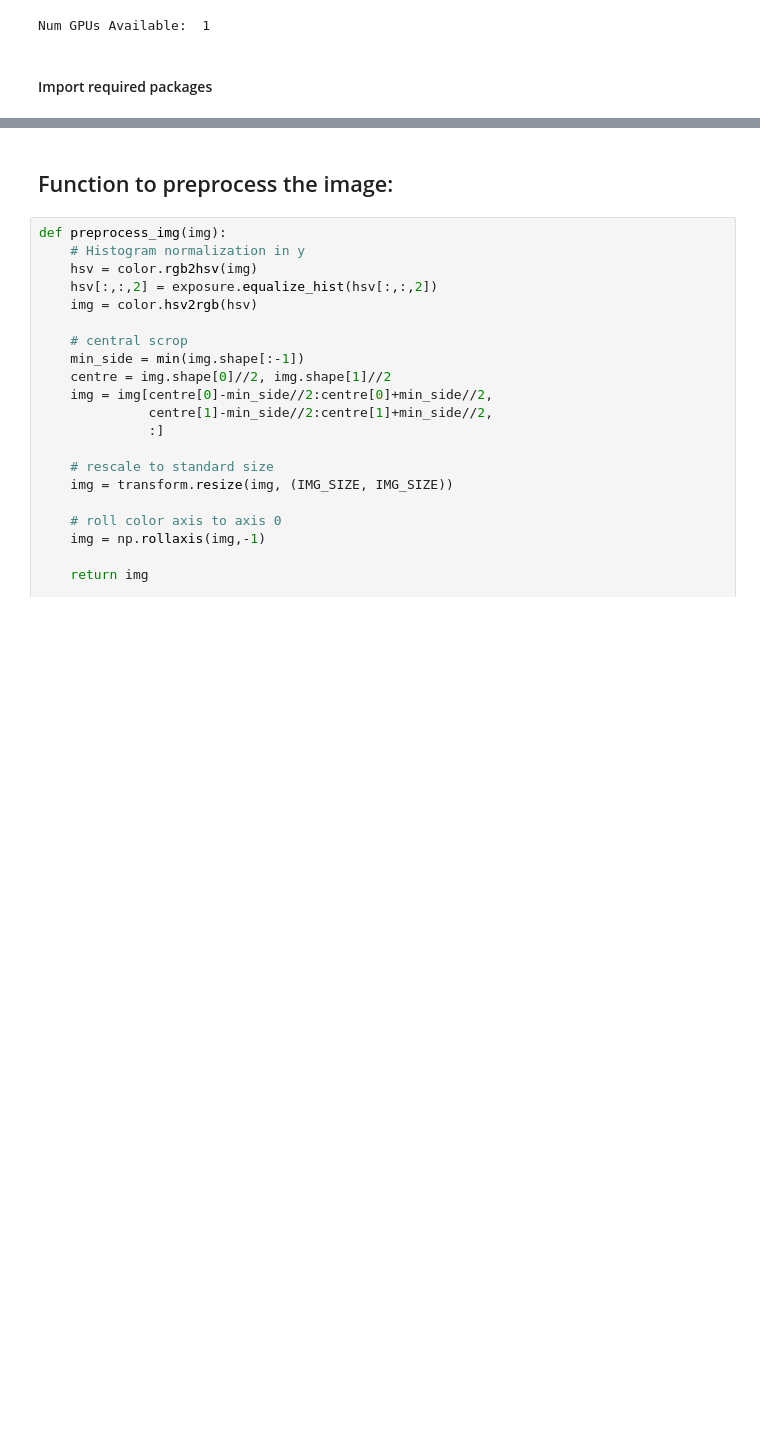
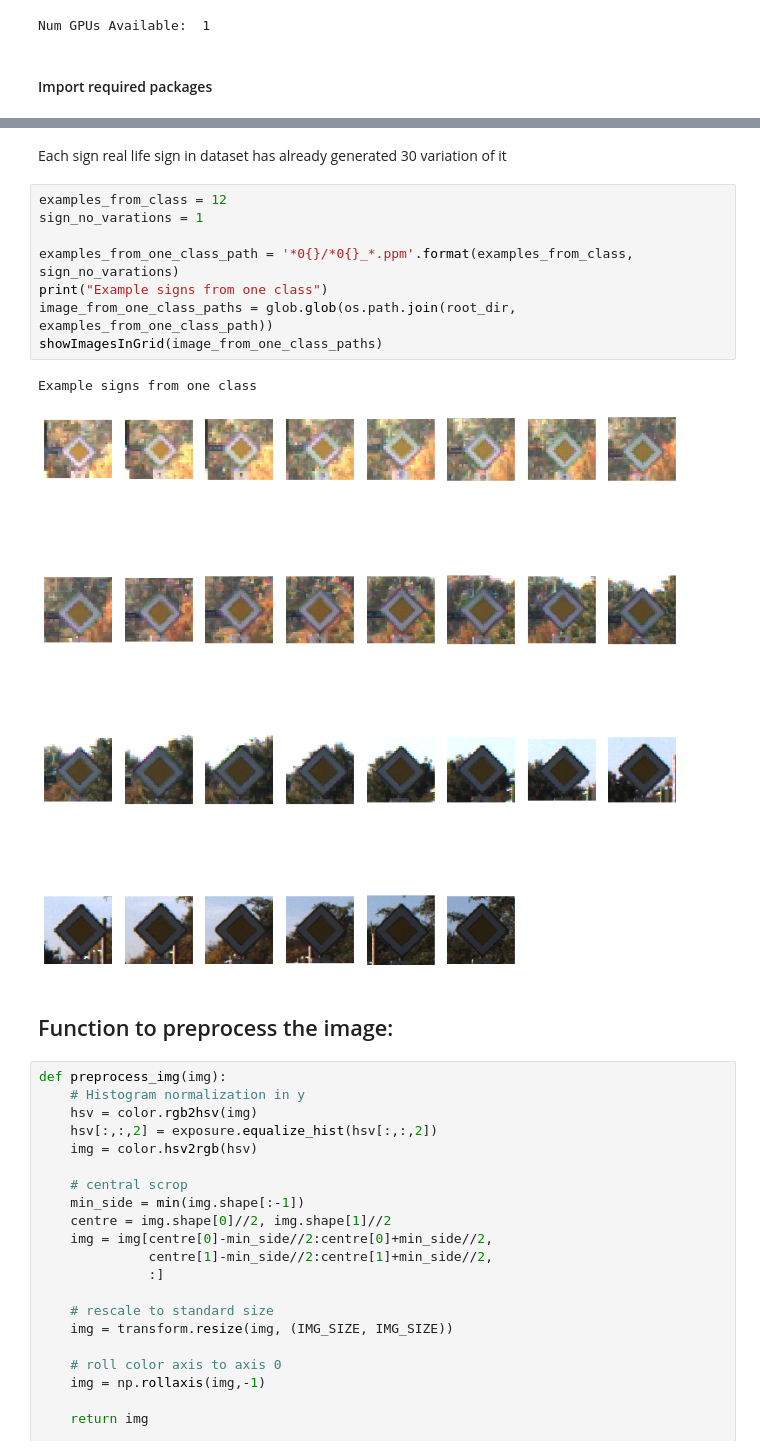
Before and after one commit to bogus1aw/trafic-signs-recognition, a Jupyter notebook: Traffic Sign Classification with examples.ipynb, the cells around one changed output, grey strips where cells are left out. Saved outputs shown, nothing was run; the diff lists cells and outputs as text; blank space fills up the shorter version.

```diff
--- a/Traffic Sign Classification with examples.ipynb
+++ b/Traffic Sign Classification with examples.ipynb
@@ -44,3 +85,16 @@ finish step 1
+# %% [markdown]
+Each sign real life sign in dataset has already generated 30 variation of it
+# %%
+examples_from_class = 12
+sign_no_varations = 1
+
+examples_from_one_class_path = '*0{}/*0{}_*.ppm'.format(examples_from_class, sign_no_varations)
+print("Example signs from one class")
+image_from_one_class_paths = glob.glob(os.path.join(root_dir, examples_from_one_class_path))
+showImagesInGrid(image_from_one_class_paths)
+# %% [output]
+Example signs from one class
+[figure, added]
 # %% [markdown]
 ## Function to preprocess the image:
 # %%
```
Also changed, not shown: parts of 8 cells of this notebook.
